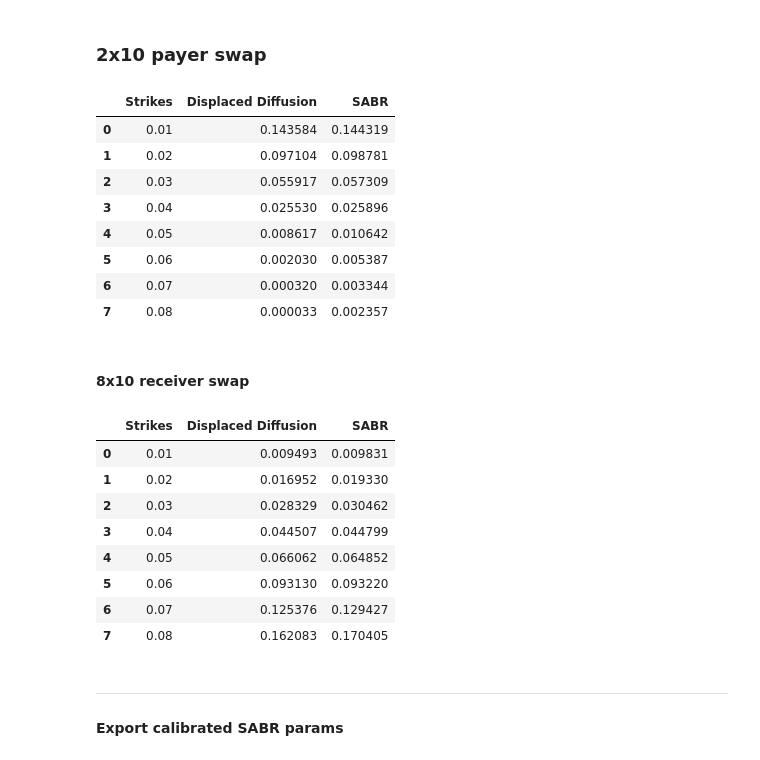
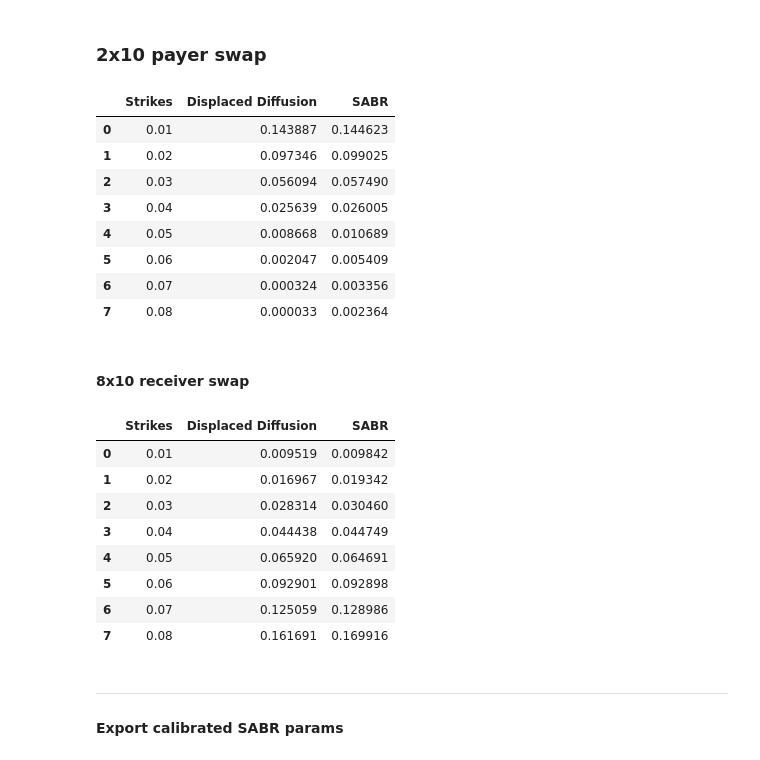
Before and after one commit to changjulian17/mqf_practice, a Jupyter notebook: QF605_Fixed_Income/Project/Part_2.ipynb, the cells around one changed output. Cells and saved outputs as stored; diff of their text form; code cells hidden in the pictures.

```diff
--- a/QF605_Fixed_Income/Project/Part_2.ipynb
+++ b/QF605_Fixed_Income/Project/Part_2.ipynb
@@ -21,4 +21,5 @@ fsr = pd.read_csv('./data/fsr.csv')\
         .rename(columns={'start': "Expiry",
                          'tenor': "Tenor"}) # load forward swap rates
 ois = pd.read_csv('./data/ois.csv')     # load discounting curve
+df_irs_fwd = pd.read_csv('./data/irs_fwd.csv')     # load discounting curve
 # %%
@@ -84,7 +73,7 @@ def pvbp(expiry, tenor):
     # Calculate PVBP
     """
     Return PVBP for a period from expiry to end of tenor in years t should be >= 0.5
-    assumed to be semi-annual payments
+    assumed to be semi-annual payments collateralised in over night market
     """
     t = expiry
     T = expiry + tenor
@@ -289,7 +277,7 @@ Assumes stochastic variance
 # %%
 def SABR(F, K, T, alpha, beta, rho, nu):
     """
-    Use SABR model to return sigma
+    return black sigma using SABR model
     """
     X = K
     # if K is at-the-money-forward
@@ -315,7 +303,7 @@ def SABR(F, K, T, alpha, beta, rho, nu):
 
 def sabrcalibration(x, strikes, vols, F, T, beta=0.9) -> float:
     """
-    Function to obtain total squared error between estimated (using parameters in x) and actual given(vols) sigmas
+    Return total squared error between estimated (using parameters in x) and actual given(vols) sigmas
     float
 
     Parameters:
@@ -346,7 +334,7 @@ for row_idx in range(len(fsr)):
     arr_K = df_strike.iloc[row_idx][2:].values.astype('float')
     arr_sigma = swaption.iloc[row_idx][2:].values.astype('float')
     sigma_atm = arr_sigma[5]
-
+    # param search
     initialGuess = [.02, .2, .1]
     res = least_squares(lambda x: sabrcalibration(x, arr_K, arr_sigma, F, expiry), initialGuess, max_nfev=32_000)
     alpha, rho, nu = res.x
@@ -488,9 +471,11 @@ nu_8x10 = (df_swaption_nu['10Y'][2]-df_swaption_nu['10Y'][1])/5*3 + df_swaption_
 # %% [markdown]
 ### 2x10 payer swap
 # %%
-F = 0.03960878
 expiry = 2
 tenor = 10
+F = df_irs_fwd.loc[(df_irs_fwd.Expiry==expiry) &
+                   (df_irs_fwd.Tenor==tenor)]['f_irs']\
+            .values[0]
 sigma_atm = sigma_2x10
 beta = beta_2x10
 
@@ -512,48 +497,50 @@ pay_2x10 = pd.DataFrame({"Strikes": ls_strikes,
 pay_2x10
 # %% [output]
 |  | Strikes | Displaced Diffusion | SABR |
-| 0 | 0.01 | 0.143584 | 0.144319 |
-| 1 | 0.02 | 0.097104 | 0.098781 |
-| 2 | 0.03 | 0.055917 | 0.057309 |
-| 3 | 0.04 | 0.025530 | 0.025896 |
-| 4 | 0.05 | 0.008617 | 0.010642 |
-| 5 | 0.06 | 0.002030 | 0.005387 |
-| 6 | 0.07 | 0.000320 | 0.003344 |
-| 7 | 0.08 | 0.000033 | 0.002357 |
+| 0 | 0.01 | 0.143887 | 0.144623 |
+| 1 | 0.02 | 0.097346 | 0.099025 |
+| 2 | 0.03 | 0.056094 | 0.057490 |
+| 3 | 0.04 | 0.025639 | 0.026005 |
+| 4 | 0.05 | 0.008668 | 0.010689 |
+| 5 | 0.06 | 0.002047 | 0.005409 |
+| 6 | 0.07 | 0.000324 | 0.003356 |
+| 7 | 0.08 | 0.000033 | 0.002364 |
 # %% [markdown]
 #### 8x10 receiver swap
 # %%
-F = 0.04851455
 expiry = 8
 tenor = 10
+F = df_irs_fwd.loc[(df_irs_fwd.Expiry==expiry) &
+                   (df_irs_fwd.Tenor==tenor)]['f_irs']\
+            .values[0]
 sigma_atm = sigma_8x10
 beta = beta_8x10
 
 ls_dd_pricing = []
 ls_sabr_pricing = []
 
 for K in ls_strikes:
     # dd valuation
     dd_pricing = black76_rec(F/beta, K + (1-beta)/beta*F, expiry, tenor, sigma_atm * beta)
     ls_dd_pricing.append(dd_pricing)
     # sabr valuation
     sigma_sabr = SABR(F, K, expiry, alpha_8x10, beta=0.9, rho=rho_8x10, nu=nu_8x10)
     sabr_pricing = black76_rec(F, K, expiry, tenor, sigma_sabr)
     ls_sabr_pricing.append(sabr_pricing)
 rec_8x10 = pd.DataFrame({"Strikes": ls_strikes,
                         "Displaced Diffusion": ls_dd_pricing,
                         "SABR": ls_sabr_pricing})
 rec_8x10
 # %% [output]
 |  | Strikes | Displaced Diffusion | SABR |
-| 0 | 0.01 | 0.009493 | 0.009831 |
-| 1 | 0.02 | 0.016952 | 0.019330 |
-| 2 | 0.03 | 0.028329 | 0.030462 |
-| 3 | 0.04 | 0.044507 | 0.044799 |
-| 4 | 0.05 | 0.066062 | 0.064852 |
-| 5 | 0.06 | 0.093130 | 0.093220 |
-| 6 | 0.07 | 0.125376 | 0.129427 |
-| 7 | 0.08 | 0.162083 | 0.170405 |
+| 0 | 0.01 | 0.009519 | 0.009842 |
+| 1 | 0.02 | 0.016967 | 0.019342 |
+| 2 | 0.03 | 0.028314 | 0.030460 |
+| 3 | 0.04 | 0.044438 | 0.044749 |
+| 4 | 0.05 | 0.065920 | 0.064691 |
+| 5 | 0.06 | 0.092901 | 0.092898 |
+| 6 | 0.07 | 0.125059 | 0.128986 |
+| 7 | 0.08 | 0.161691 | 0.169916 |
 # %% [markdown]
 ---
 
```
Also changed, not shown: parts of 12 cells of this notebook.
